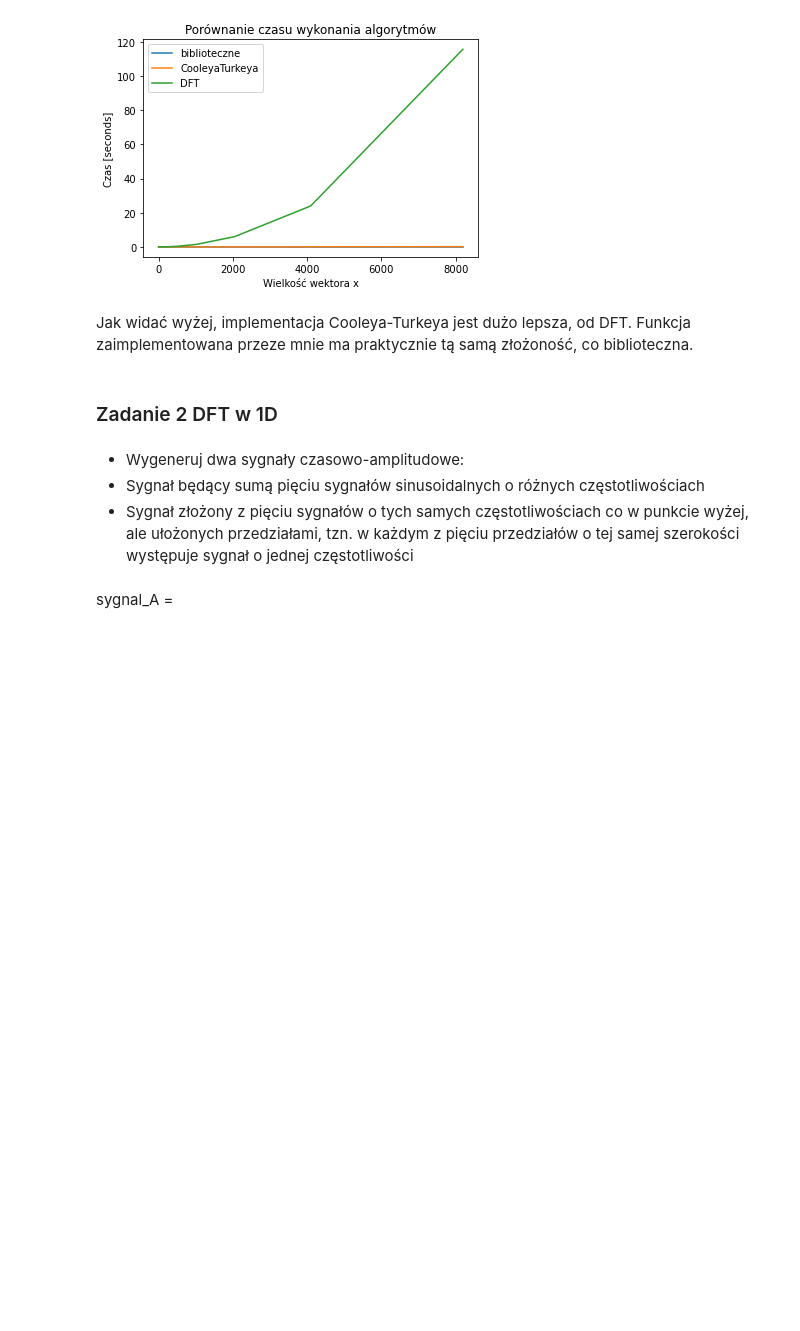
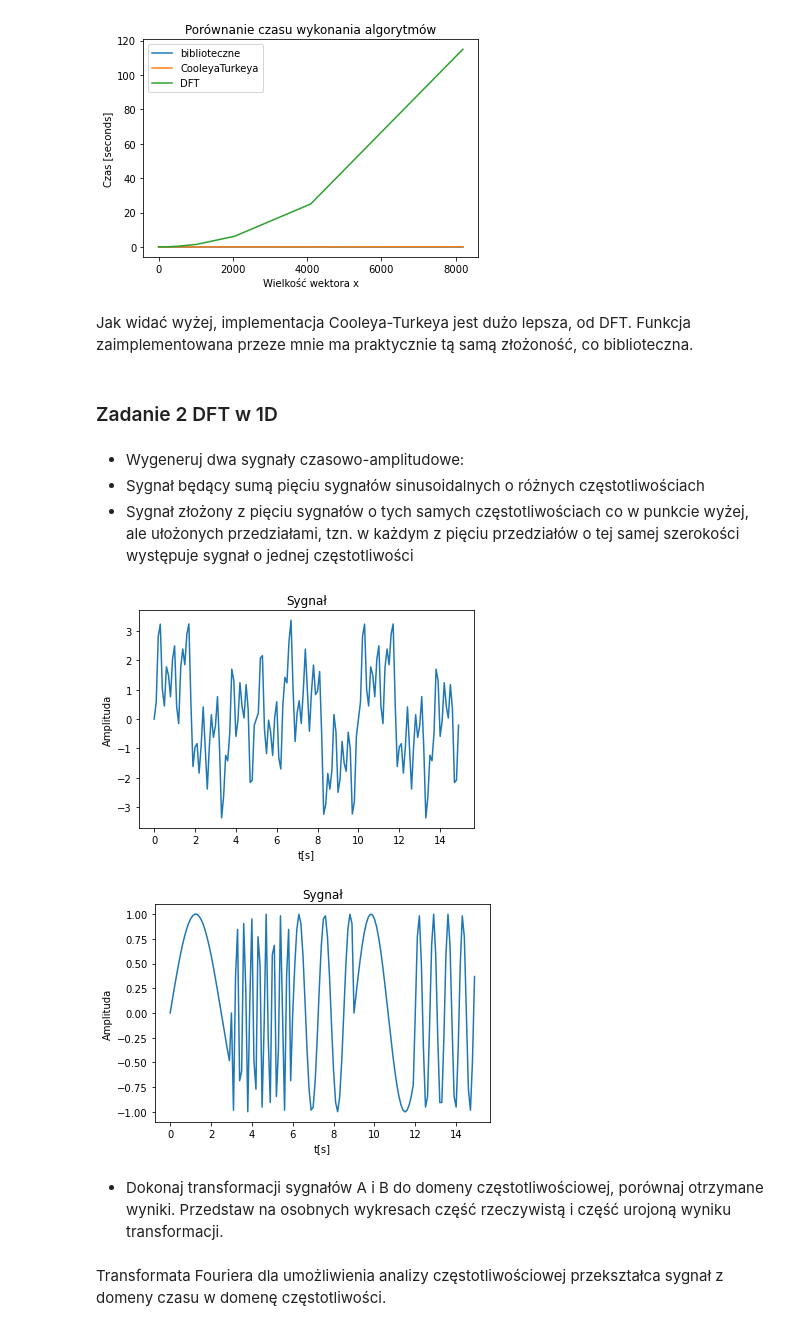
Before and after one commit to GabenRulez/4semestr_MOwNiT, a Jupyter notebook: lab10/lab10.ipynb, the cells around one changed output. Saved outputs shown, nothing was run; the diff lists cells and outputs as text; code cells hidden in the pictures; blank space fills up the shorter version.

```diff
--- a/lab10/lab10.ipynb
+++ b/lab10/lab10.ipynb
@@ -133,5 +132,54 @@ Funkcja zaimplementowana przeze mnie ma praktycznie tą samą złożoność, co
  - Wygeneruj dwa sygnały czasowo-amplitudowe:
   - Sygnał będący sumą pięciu sygnałów sinusoidalnych o różnych częstotliwościach
   - Sygnał złożony z pięciu sygnałów o tych samych częstotliwościach co w punkcie wyżej, ale ułożonych przedziałami, tzn. w każdym z pięciu przedziałów o tej samej szerokości występuje sygnał o jednej częstotliwości
-# %% [markdown]
-sygnal_A =
+# %%
+def sinus(zasieg, f, ilosc_punktow_na_jednostke_czasu = 10):     # A*sin(omega*t -kx + phi)    # okrojona to sin(omega*t)
+    omega = np.pi * 2 * f
+    t = np.arange(np.floor(zasieg * ilosc_punktow_na_jednostke_czasu)) / ilosc_punktow_na_jednostke_czasu
+    return np.sin( omega * t )
+
+def rysuj_sinus(zasieg, f, ilosc_punktow_na_jednostke_czasu = 10):
+    fig1, ax1 = plt.subplots()
+    ax1.set_title("Sygnał sinusoidalny")
+    ax1.set_xlabel("t[s]")
+    ax1.set_ylabel("Amplituda")
+
+    punkty_x = np.arange(zasieg * ilosc_punktow_na_jednostke_czasu) / ilosc_punktow_na_jednostke_czasu
+    ax1.plot(punkty_x, sinus(zasieg, f, ilosc_punktow_na_jednostke_czasu))
+
+def rysuj_sygnal(zasieg, sygnal, ilosc_punktow_na_jednostke_czasu=10):
+    fig1, ax1 = plt.subplots()
+    ax1.set_title("Sygnał")
+    ax1.set_xlabel("t[s]")
+    ax1.set_ylabel("Amplituda")
+
+    punkty_x = np.arange(zasieg * ilosc_punktow_na_jednostke_czasu) / ilosc_punktow_na_jednostke_czasu
+    ax1.plot(punkty_x, sygnal)
+
+def sygnal_A(zasieg, ilosc_punktow_na_jednostke_czasu=10):
+    sygnal =    sinus(zasieg, 0.2, ilosc_punktow_na_jednostke_czasu)
+    sygnal +=   sinus(zasieg, 7.2, ilosc_punktow_na_jednostke_czasu)
+    sygnal +=   sinus(zasieg, 0.8, ilosc_punktow_na_jednostke_czasu)
+    sygnal +=   sinus(zasieg, 0.3, ilosc_punktow_na_jednostke_czasu)
+    sygnal +=   sinus(zasieg, 1.4, ilosc_punktow_na_jednostke_czasu)
+    return sygnal
+
+def sygnal_B(zasieg, ilosc_punktow_na_jednostke_czasu=10):
+    sygnal =    sinus(zasieg, 0.0, ilosc_punktow_na_jednostke_czasu)
+    il_pkt = len(sygnal)//5 #ilosc_punktow_na_przedzial
+    sygnal[0*il_pkt:1*il_pkt] +=   sinus(zasieg/5, 0.2, ilosc_punktow_na_jednostke_czasu)
+    sygnal[1*il_pkt:2*il_pkt] +=   sinus(zasieg/5, 7.2, ilosc_punktow_na_jednostke_czasu)
+    sygnal[2*il_pkt:3*il_pkt] +=   sinus(zasieg/5, 0.8, ilosc_punktow_na_jednostke_czasu)
+    sygnal[3*il_pkt:4*il_pkt] +=   sinus(zasieg/5, 0.3, ilosc_punktow_na_jednostke_czasu)
+    sygnal[4*il_pkt:5*il_pkt] +=   sinus(zasieg/5, 1.4, ilosc_punktow_na_jednostke_czasu)
+    return sygnal
+
+rysuj_sygnal( 15, sygnal_A(15) )
+rysuj_sygnal( 15, sygnal_B(15) )
+# %% [output]
+[figure, added]
+[figure, added]
+# %% [markdown]
+ - Dokonaj transformacji sygnałów A i B do domeny częstotliwościowej, porównaj otrzymane wyniki. Przedstaw na osobnych wykresach część rzeczywistą i część urojoną wyniku transformacji.
+# %% [markdown]
+Transformata Fouriera dla umożliwienia analizy częstotliwościowej przekształca sygnał z domeny czasu w domenę częstotliwości.
```
Also changed, not shown: parts of 9 cells of this notebook.
